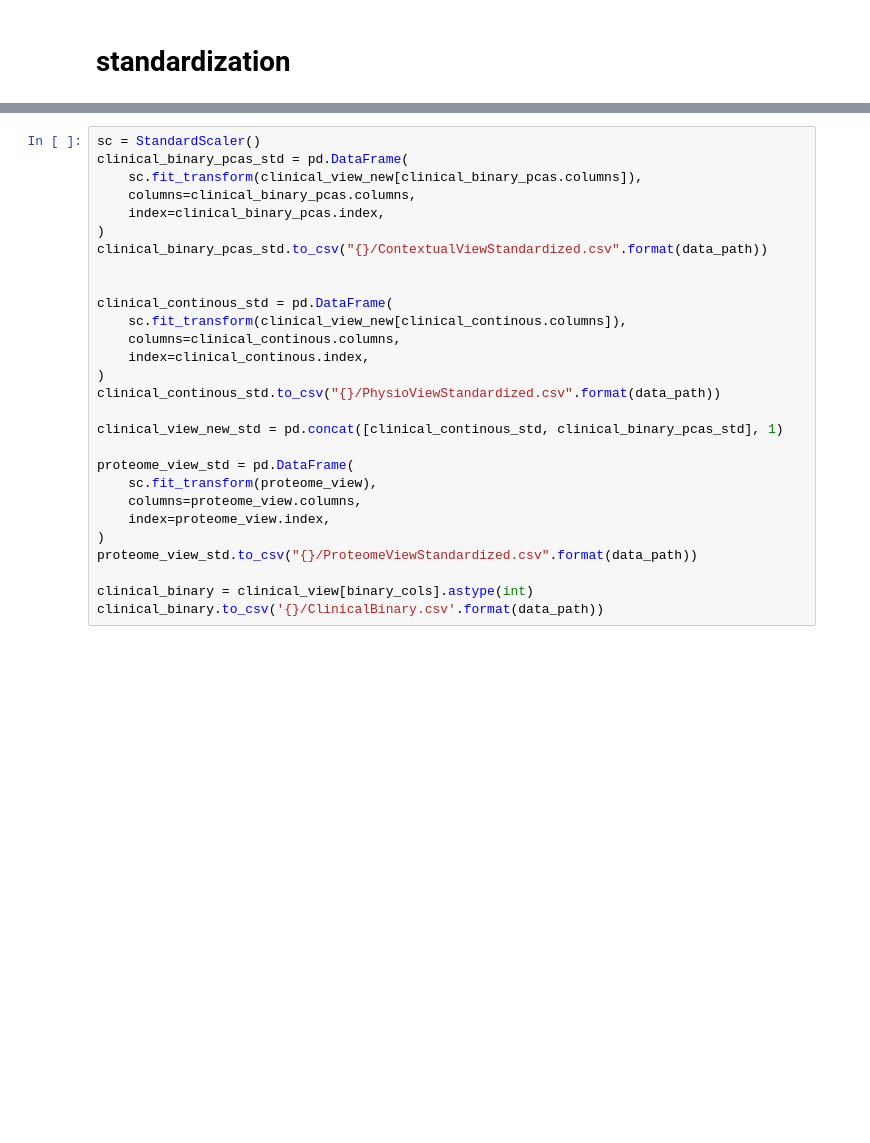
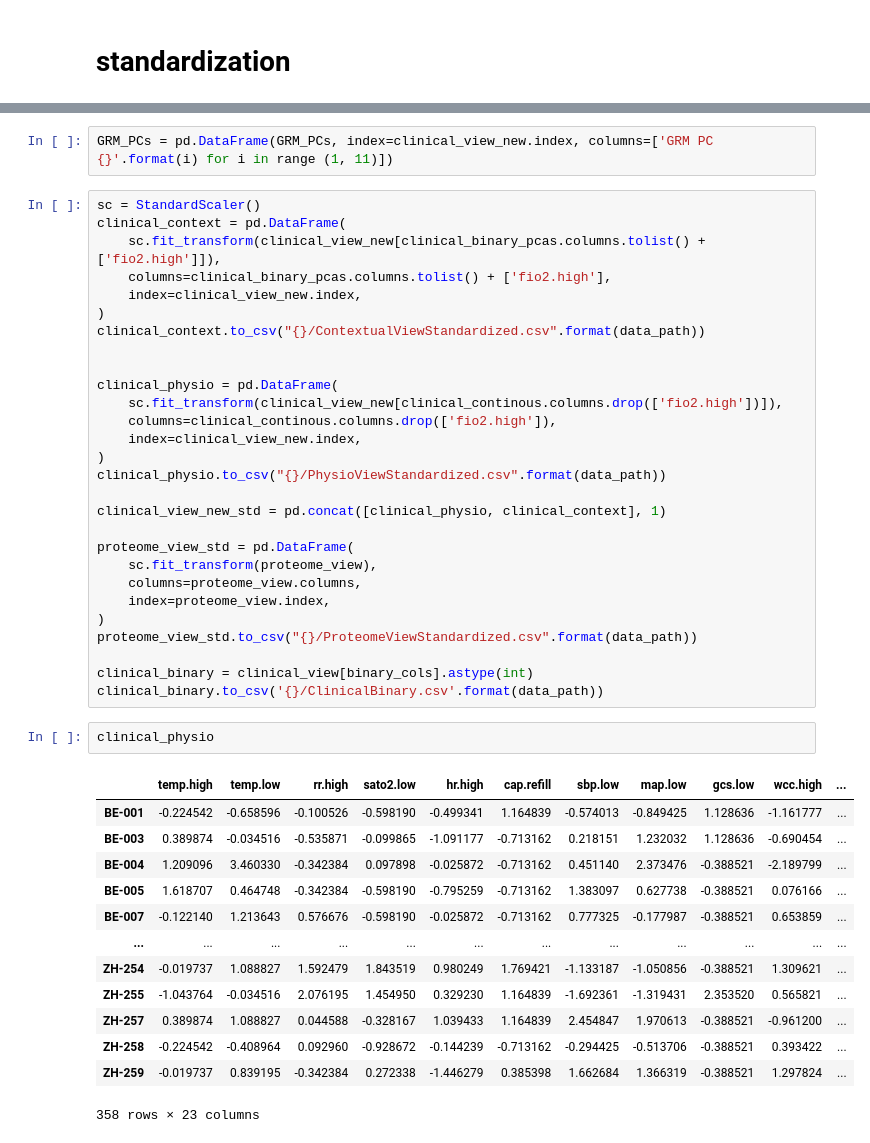
Before and after one commit to BorgwardtLab/Pediatric-Sepsis, a Jupyter notebook: SingleView/ConsensusClustering/Preprocessing_NormalValues.ipynb, the cells around one changed output, grey strips where cells are left out. Cells and saved outputs as stored; diff of their text form; blank space fills up the shorter version.

```diff
--- a/SingleView/ConsensusClustering/Preprocessing_NormalValues.ipynb
+++ b/SingleView/ConsensusClustering/Preprocessing_NormalValues.ipynb
@@ -524,21 +535,23 @@ plt.show()
+# %%
+GRM_PCs = pd.DataFrame(GRM_PCs, index=clinical_view_new.index, columns=['GRM PC {}'.format(i) for i in range (1, 11)])
 # %%
 sc = StandardScaler()
-clinical_binary_pcas_std = pd.DataFrame(
-    sc.fit_transform(clinical_view_new[clinical_binary_pcas.columns]),
-    columns=clinical_binary_pcas.columns,
-    index=clinical_binary_pcas.index,
+clinical_context = pd.DataFrame(
+    sc.fit_transform(clinical_view_new[clinical_binary_pcas.columns.tolist() + ['fio2.high']]),
+    columns=clinical_binary_pcas.columns.tolist() + ['fio2.high'],
+    index=clinical_view_new.index,
 )
-clinical_binary_pcas_std.to_csv("{}/ContextualViewStandardized.csv".format(data_path))
+clinical_context.to_csv("{}/ContextualViewStandardized.csv".format(data_path))
 
 
-clinical_continous_std = pd.DataFrame(
-    sc.fit_transform(clinical_view_new[clinical_continous.columns]),
-    columns=clinical_continous.columns,
-    index=clinical_continous.index,
+clinical_physio = pd.DataFrame(
+    sc.fit_transform(clinical_view_new[clinical_continous.columns.drop(['fio2.high'])]),
+    columns=clinical_continous.columns.drop(['fio2.high']),
+    index=clinical_view_new.index,
 )
-clinical_continous_std.to_csv("{}/PhysioViewStandardized.csv".format(data_path))
+clinical_physio.to_csv("{}/PhysioViewStandardized.csv".format(data_path))
 
-clinical_view_new_std = pd.concat([clinical_continous_std, clinical_binary_pcas_std], 1)
+clinical_view_new_std = pd.concat([clinical_physio, clinical_context], 1)
 
 proteome_view_std = pd.DataFrame(
     sc.fit_transform(proteome_view),
@@ -549,4 +562,20 @@ proteome_view_std.to_csv("{}/ProteomeViewStandardized.csv".format(data_path))
 
 clinical_binary = clinical_view[binary_cols].astype(int)
 clinical_binary.to_csv('{}/ClinicalBinary.csv'.format(data_path))
+# %%
+clinical_physio
+# %% [output]
+|  | temp.high | temp.low | rr.high | sato2.low | hr.high | cap.refill | sbp.low | map.low | gcs.low | wcc.high | ... |
+| BE-001 | -0.224542 | -0.658596 | -0.100526 | -0.598190 | -0.499341 | 1.164839 | -0.574013 | -0.849425 | 1.128636 | -1.161777 | ... |
+| BE-003 | 0.389874 | -0.034516 | -0.535871 | -0.099865 | -1.091177 | -0.713162 | 0.218151 | 1.232032 | 1.128636 | -0.690454 | ... |
+| BE-004 | 1.209096 | 3.460330 | -0.342384 | 0.097898 | -0.025872 | -0.713162 | 0.451140 | 2.373476 | -0.388521 | -2.189799 | ... |
+| BE-005 | 1.618707 | 0.464748 | -0.342384 | -0.598190 | -0.795259 | -0.713162 | 1.383097 | 0.627738 | -0.388521 | 0.076166 | ... |
+| BE-007 | -0.122140 | 1.213643 | 0.576676 | -0.598190 | -0.025872 | -0.713162 | 0.777325 | -0.177987 | -0.388521 | 0.653859 | ... |
+| ... | ... | ... | ... | ... | ... | ... | ... | ... | ... | ... | ... |
+| ZH-254 | -0.019737 | 1.088827 | 1.592479 | 1.843519 | 0.980249 | 1.769421 | -1.133187 | -1.050856 | -0.388521 | 1.309621 | ... |
+| ZH-255 | -1.043764 | -0.034516 | 2.076195 | 1.454950 | 0.329230 | 1.164839 | -1.692361 | -1.319431 | 2.353520 | 0.565821 | ... |
+| ZH-257 | 0.389874 | 1.088827 | 0.044588 | -0.328167 | 1.039433 | 1.164839 | 2.454847 | 1.970613 | -0.388521 | -0.961200 | ... |
+| ZH-258 | -0.224542 | -0.408964 | 0.092960 | -0.928672 | -0.144239 | -0.713162 | -0.294425 | -0.513706 | -0.388521 | 0.393422 | ... |
+| ZH-259 | -0.019737 | 0.839195 | -0.342384 | 0.272338 | -1.446279 | 0.385398 | 1.662684 | 1.366319 | -0.388521 | 1.297824 | ... |
+358 rows × 23 columns
 # %%
```
Also changed, not shown: parts of 27 cells of this notebook, 16 other files.
